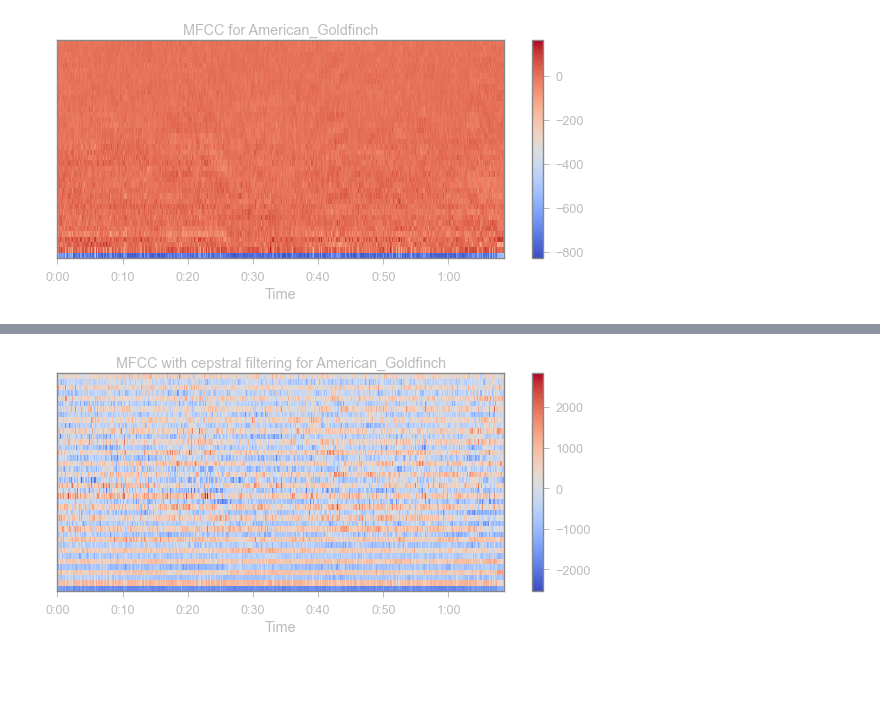
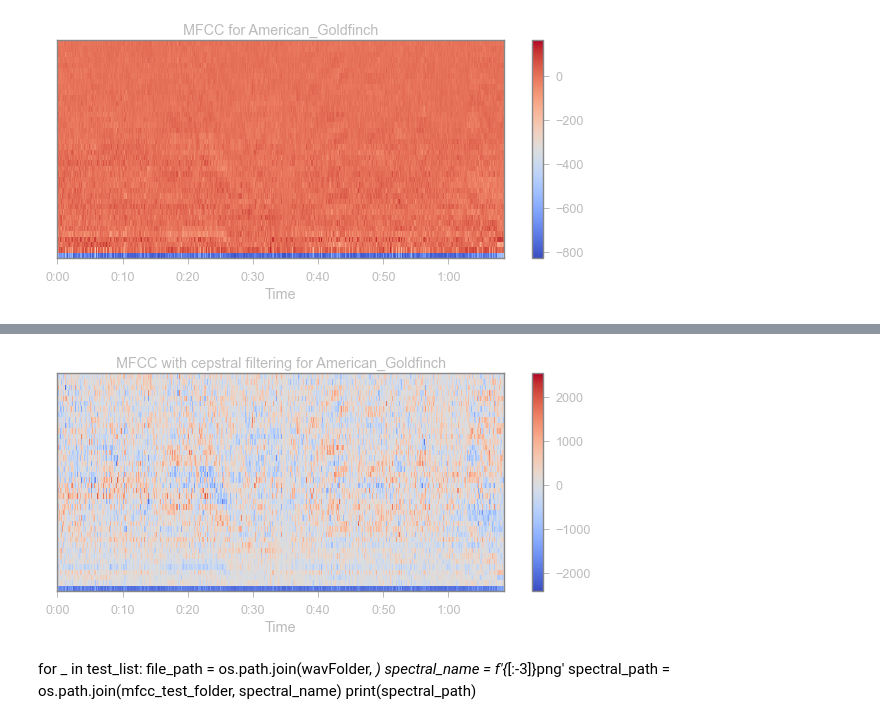
Before and after one commit to Xavier4t/Bird-Classifier, a Jupyter notebook: generate_spectral_features.ipynb, the cells around one changed output, grey strips where cells are left out. Saved outputs shown, nothing was run; the diff lists cells and outputs as text; code cells hidden in the pictures; blank space fills up the shorter version.

```diff
--- a/generate_spectral_features.ipynb
+++ b/generate_spectral_features.ipynb
@@ -150,4 +173,5 @@ MFCC(test, 1024, 40, 1024, 3)
 # %%
-MFCC(test, 1024, 40, 1024, 3, True)
+# Example of MFCC with cepstal filtering
+MFCC(test, 1024, 40, 1024, 2, True)
 # %% [output]
-[figure, old version]
+[figure, new version]
@@ -155,0 +178,7 @@ MFCC(test, 1024, 40, 1024, 2, True, testpath)
+# %% [markdown]
+
+for _ in test_list:
+    file_path = os.path.join(wavFolder, _)
+    spectral_name = f'{_[:-3]}png'
+    spectral_path = os.path.join(mfcc_test_folder, spectral_name)
+    print(spectral_path)
```
Also changed, not shown: parts of 18 cells of this notebook, 3 other files.
